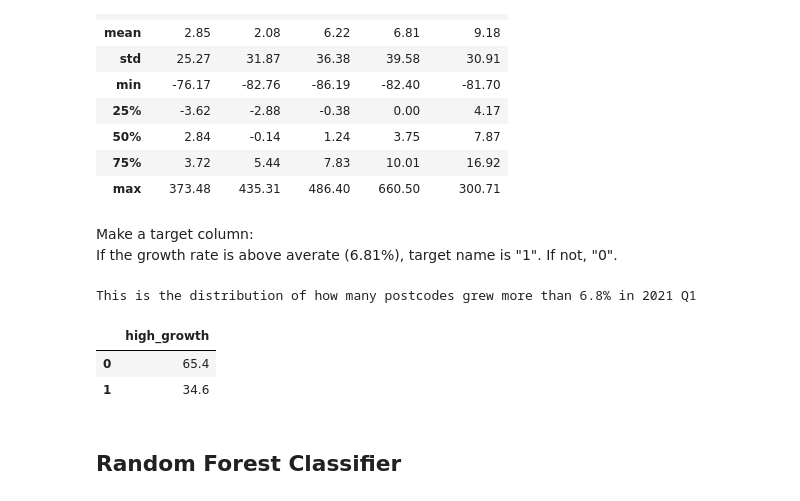
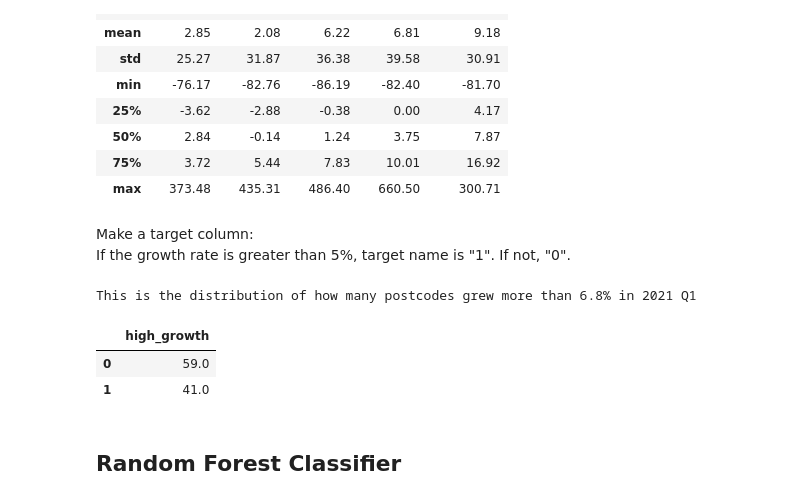
Before and after one commit to walthersy/NSW-house-price, a Jupyter notebook: Ken - Main Notebook COPY.ipynb, the cells around one changed output. Cells and saved outputs as stored; diff of their text form; code cells hidden in the pictures.

```diff
--- a/Ken - Main Notebook COPY.ipynb
+++ b/Ken - Main Notebook COPY.ipynb
@@ -1071,17 +687,17 @@ modelDF.iloc[:,68:73].describe().round(2)
 | max | 373.48 | 435.31 | 486.40 | 660.50 | 300.71 |
 # %% [markdown]
 Make a target column:
-If the growth rate is above averate (6.81%), target name is "1". If not, "0".
+If the growth rate is greater than 5%, target name is "1". If not, "0".
 # %%
-modelDF['high_growth'] = np.where(modelDF.gr_21Q1 > modelDF.gr_21Q1.mean(),'1','0')
+modelDF['high_growth'] = np.where(modelDF.gr_21Q1 > 5,'1','0')
 
 print('This is the distribution of how many postcodes grew more than 6.8% in 2021 Q1')
 pd.DataFrame(modelDF['high_growth'].value_counts(normalize=True).round(3)*100)
 # %% [output]
 This is the distribution of how many postcodes grew more than 6.8% in 2021 Q1
 |  | high_growth |
-| 0 | 65.4 |
-| 1 | 34.6 |
+| 0 | 59.0 |
+| 1 | 41.0 |
 # %% [markdown]
 ## Random Forest Classifier
 # %% [markdown]
```
Also changed, not shown: parts of 115 cells of this notebook.
